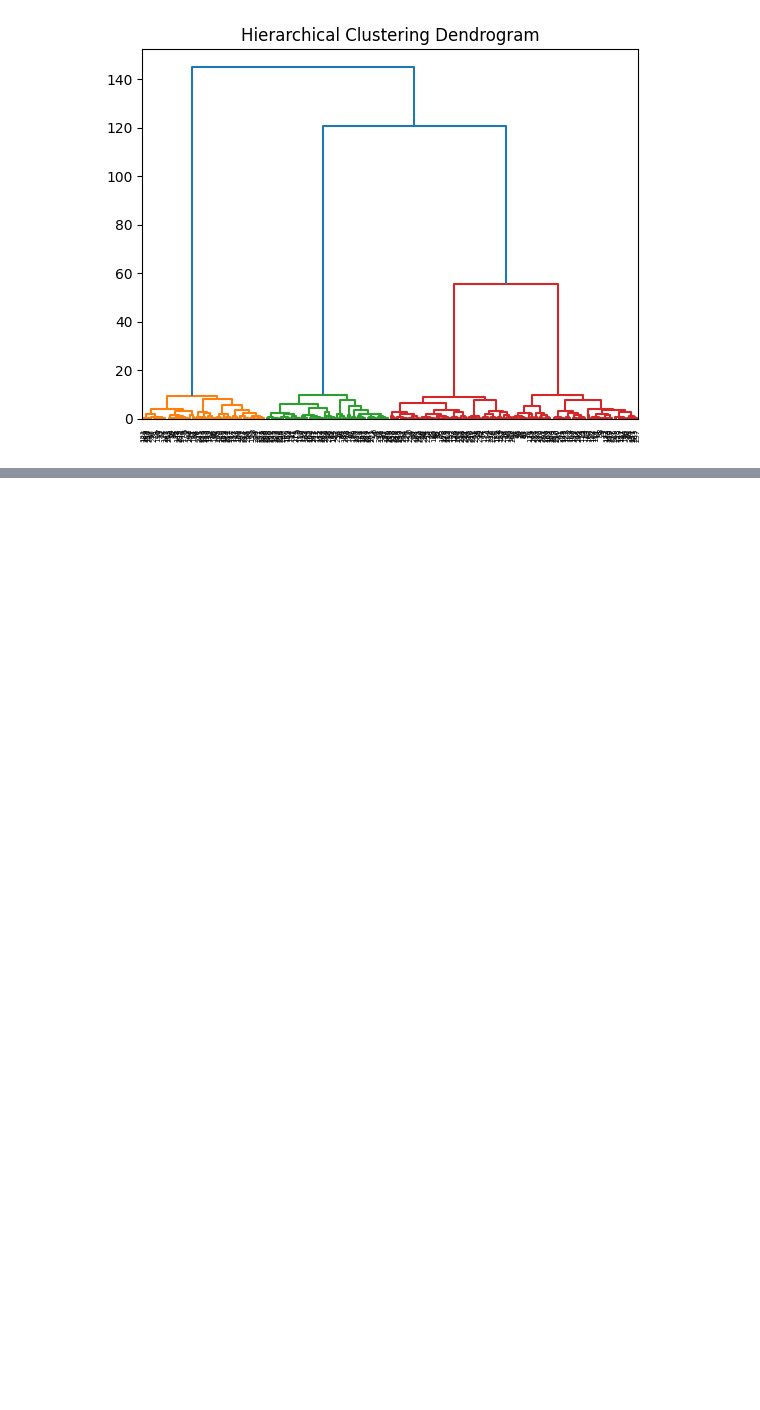
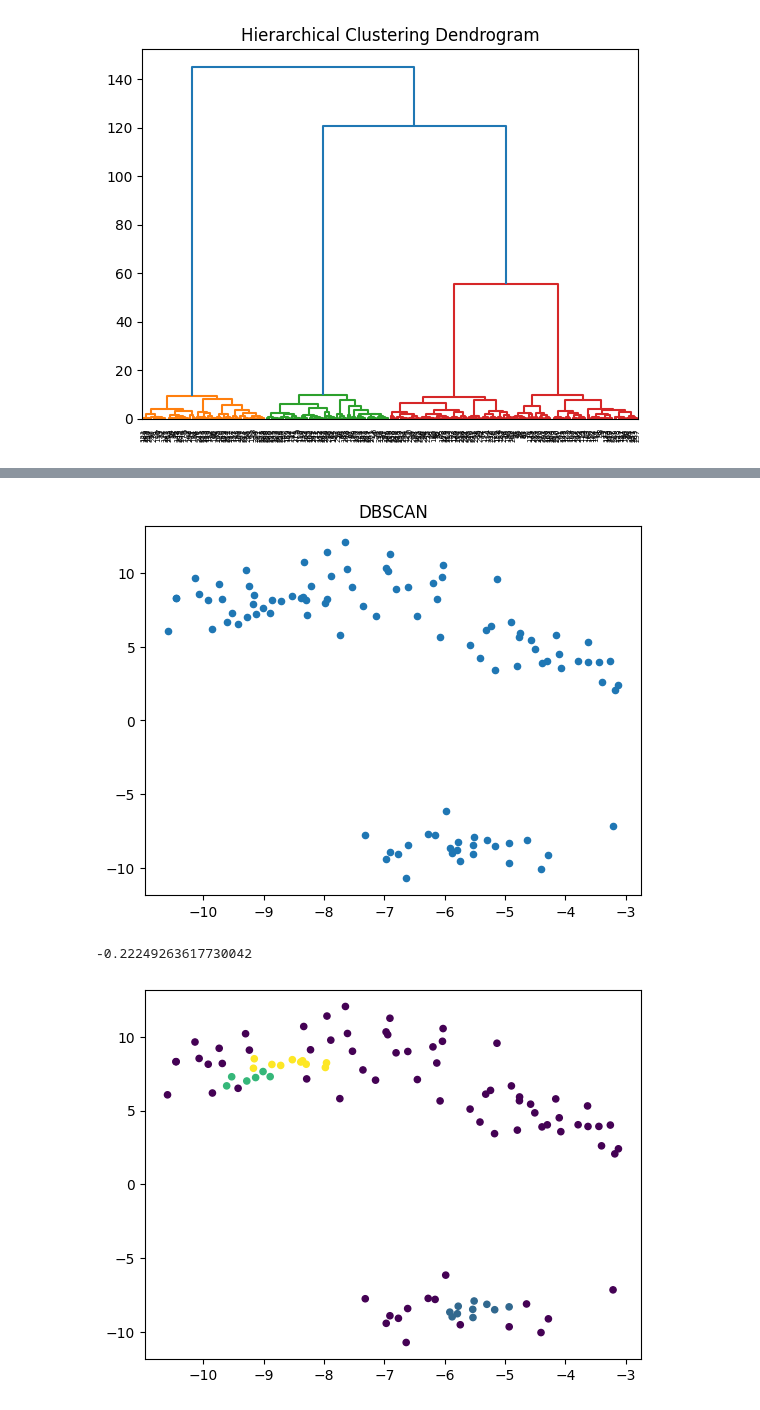
Before and after one commit to MrSimple07/MachineLearning_Practice, a Jupyter notebook: ML_Interview.ipynb, the cells around one changed output, grey strips where cells are left out. Drawn from its saved outputs; the diff is of its cells as text; code cells hidden in the pictures; blank space fills up the shorter version.

```diff
--- a/ML_Interview.ipynb
+++ b/ML_Interview.ipynb
@@ -898,0 +905,24 @@ plt.show()
+# %%
+from sklearn.cluster import DBSCAN
+from sklearn.model_selection import train_test_split
+from sklearn.metrics import accuracy_score
+from sklearn.datasets import make_blobs
+from sklearn.metrics import silhouette_score
+
+data, _ = make_blobs(n_samples = 100, centers =4)
+plt.scatter(data[:,0], data[:,1], s= 20)
+plt.title('DBSCAN')
+plt.show()
+
+#DBSCAN
+model = DBSCAN(eps = 0.5, min_samples =5)
+clusters = model.fit_predict(data)
+
+print(silhouette_score(data, clusters))
+
+plt.scatter(data[:,0], data[:,1], c = clusters, s =20, cmap = 'viridis')
+plt.show()
+# %% [output]
+[figure, added]
+-0.22249263617730042
+[figure, added]
```
Also changed, not shown: parts of 6 cells of this notebook.
